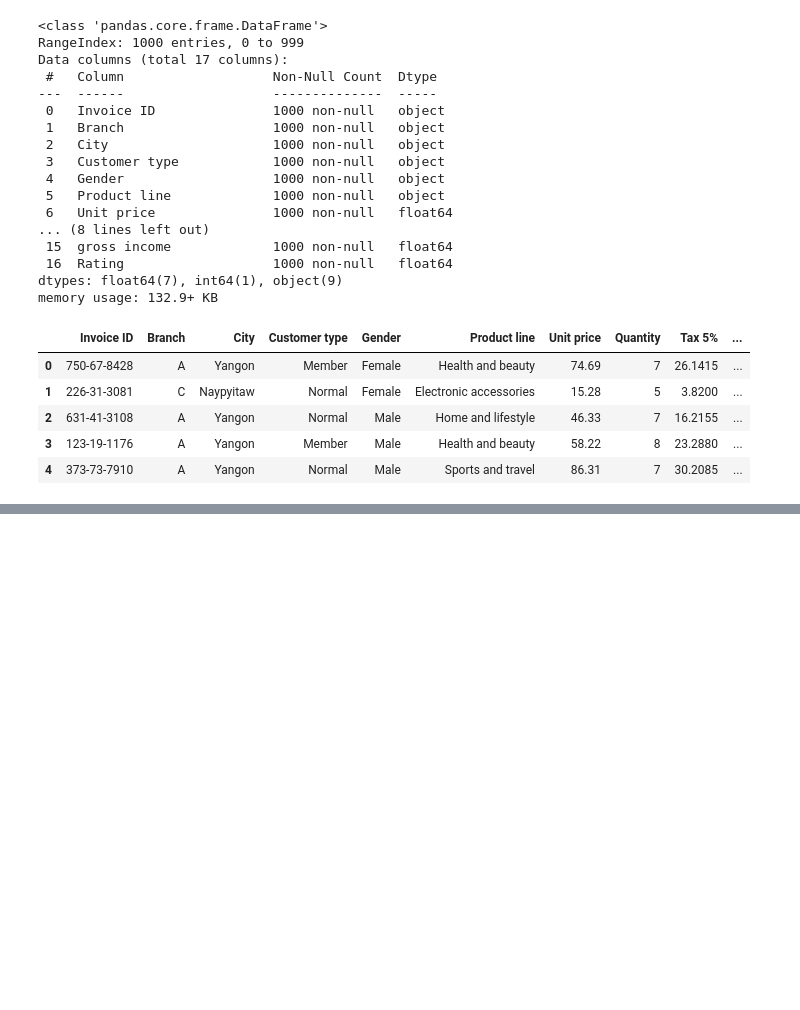
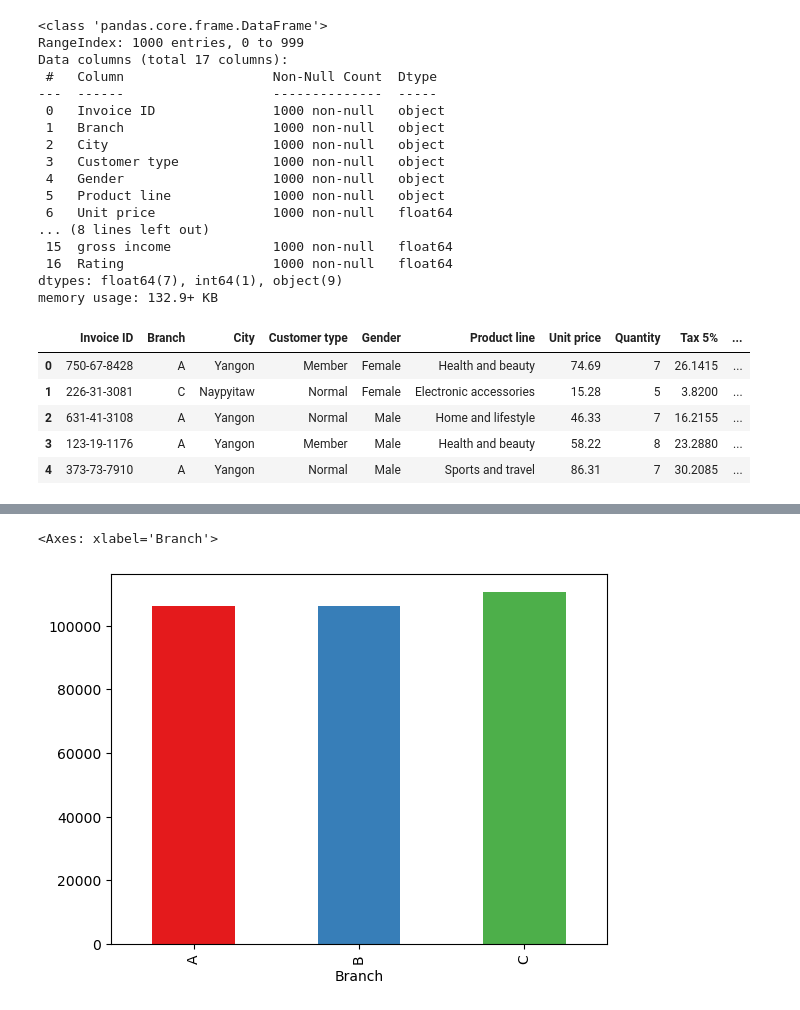
Before and after one commit to shrikant-DS/Supermarket_case_study, a Jupyter notebook: Superstore_EDA.ipynb, the cells around one changed output, grey strips where cells are left out. Saved outputs shown, nothing was run; the diff lists cells and outputs as text; code cells hidden in the pictures; blank space fills up the shorter version.

```diff
--- a/Superstore_EDA.ipynb
+++ b/Superstore_EDA.ipynb
@@ -121,0 +178,5 @@ df['day_of_week'] = df['Date'].dt.day_of_week
+# %%
+df.groupby(['Branch'])['Sales'].sum().plot.bar(color= sns.color_palette('Set1'))
+# %% [output]
+<Axes: xlabel='Branch'>
+[figure, added]
```
Also changed, not shown: parts of 8 cells of this notebook.
